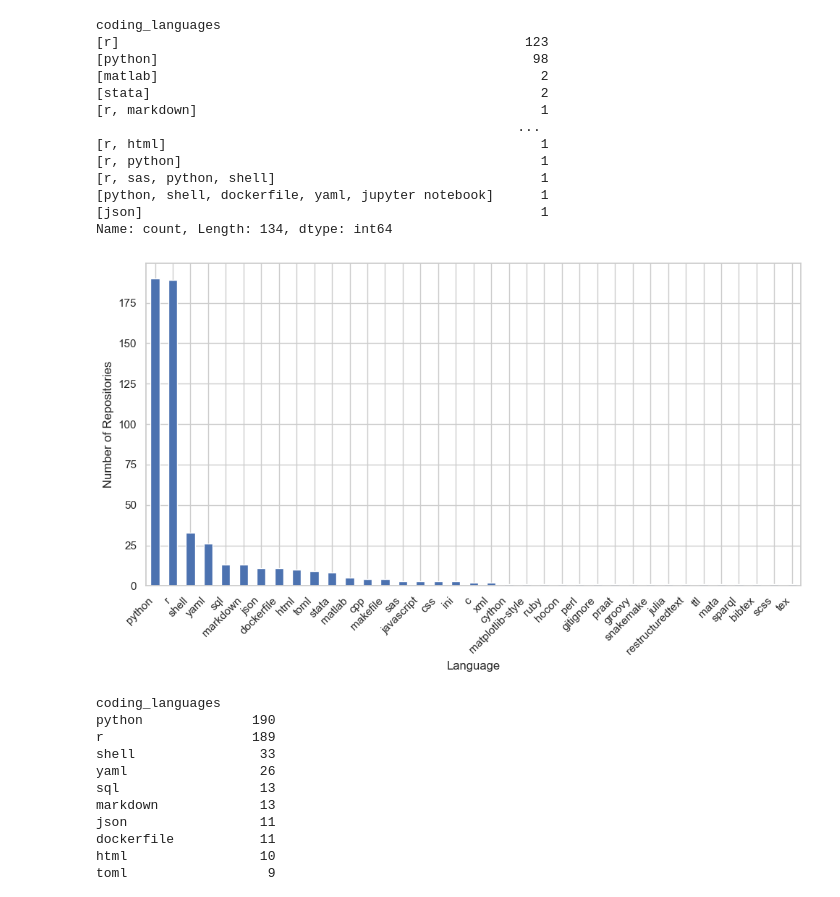
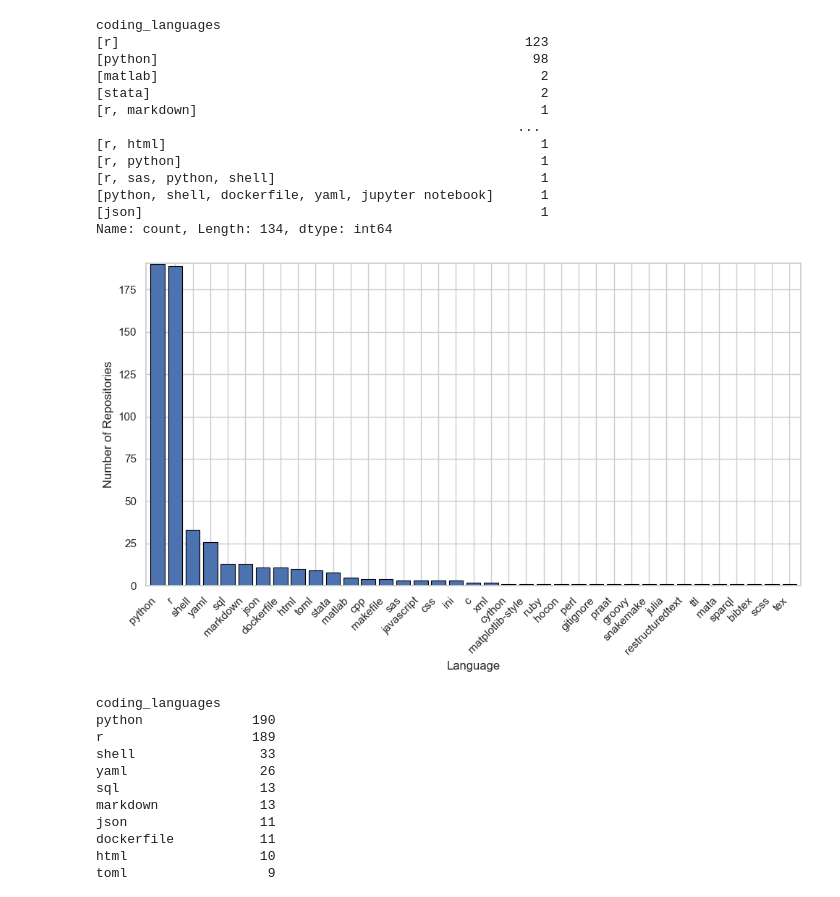
Before and after one commit to thomas-sounack/TRIPOD-Code, a Jupyter notebook: notebooks/04_final_analysis.ipynb, the cells around one changed output. Cells and saved outputs as stored; diff of their text form; code cells hidden in the pictures.

Commit message:
added edges to see bars with one element in appendix 8

```diff
--- a/notebooks/04_final_analysis.ipynb
+++ b/notebooks/04_final_analysis.ipynb
@@ -1543,41 +1543,58 @@ NOTEBOOKS = {
 }
 
 def normalize_lang(x):
     if x is None or (isinstance(x, float) and pd.isna(x)):
         return None
     s = str(x).strip().lower()
     if s == "":
         return None
 
     s = CANONICAL.get(s, s)          # unify synonyms
 
     # excluding notebooks
     if s in NOTEBOOKS:
         return None
 
     return s
 
 langs = (
     df_repo_assessment["coding_languages"]
     .dropna()
     .explode()
     .map(normalize_lang)
     .dropna()
 )
 
 lang_counts = langs.value_counts()
 
-plt.figure(figsize=(10, 6))
-lang_counts.plot(kind="bar")
-plt.ylabel("Number of Repositories")
-plt.xlabel("Language")
-# plt.title("Programming Languages Used in Repositories")
-plt.xticks(rotation=45, ha="right")
+fig, ax = plt.subplots(figsize=(10, 6))
+
+lang_counts.plot(
+    kind="bar",
+    ax=ax,
+    width=0.8,
+    edgecolor="black",
+    linewidth=0.8
+)
+
+ax.set_ylabel("Number of Repositories")
+ax.set_xlabel("Language")
+ax.set_xticklabels(ax.get_xticklabels(), rotation=45, ha="right")
+
+# Force the baseline to start at 0 and leave a bit of headroom
+ax.set_ylim(0, lang_counts.max() + 0.5)
+
+
+
 plt.tight_layout()
-plt.savefig("../figures/appendix8_language_distribution_repositories.png", dpi=300, bbox_inches="tight")
+plt.savefig(
+    "../figures/appendix8_language_distribution_repositories.png",
+    dpi=300,
+    bbox_inches="tight"
+)
 plt.show()
 # %% [output]
-[figure, old version]
+[figure, new version]
 # %%
 langs.value_counts()
 # %% [output]
```
Also changed, not shown: parts of 1 cell of this notebook, 1 other file.
